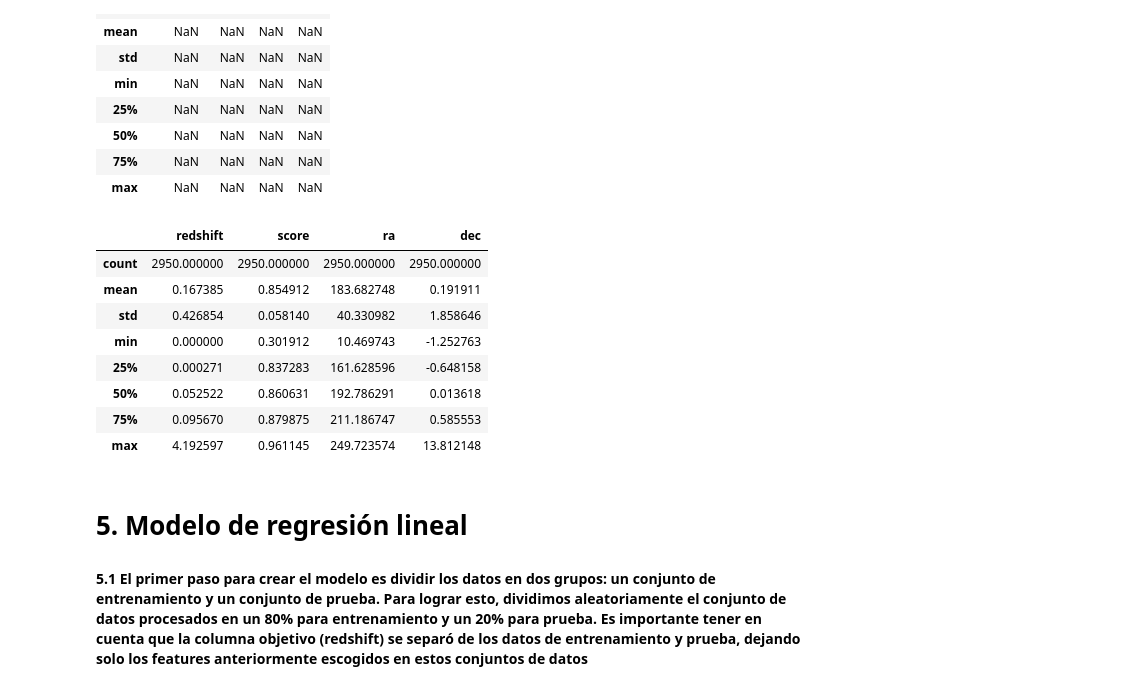
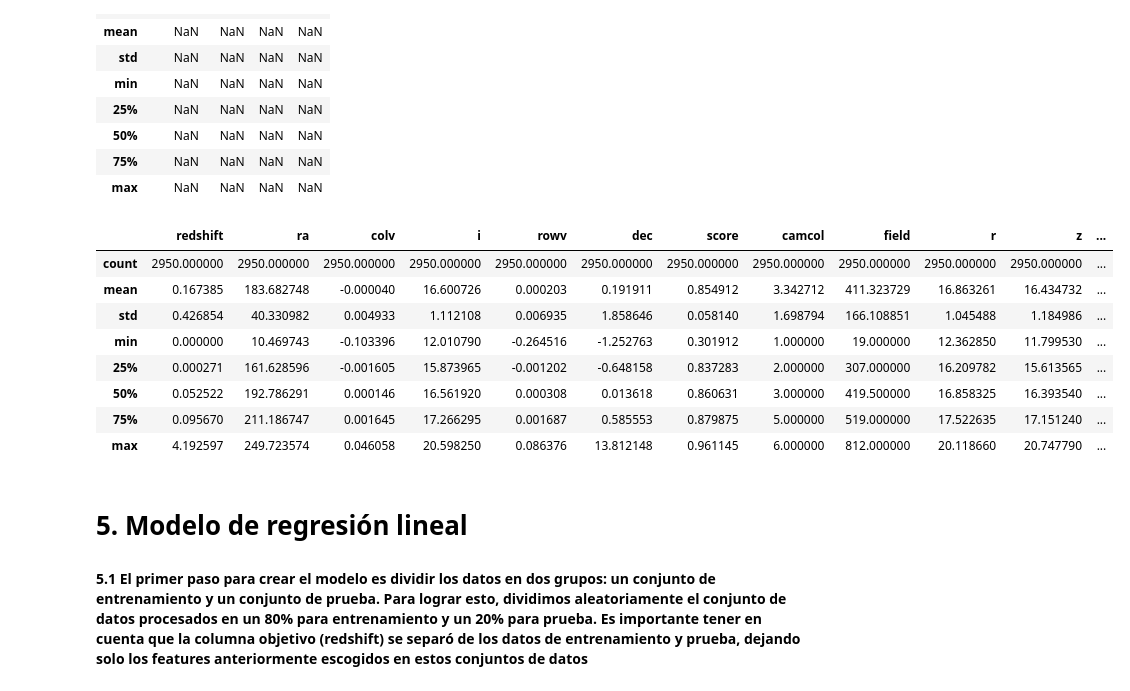
Before and after one commit to Paulina-A-V/Laboratorio, a Jupyter notebook: notebook lab 1.ipynb, the cells around one changed output. Saved outputs shown, nothing was run; the diff lists cells and outputs as text; code cells hidden in the pictures.

```diff
--- a/notebook lab 1.ipynb
+++ b/notebook lab 1.ipynb
@@ -317,18 +312,18 @@ a.describe()
 # %%
 #ver variables relevantes cuando es confiable
 data_filtrado = data[data["clean"] == 1]
-a= data_filtrado[["redshift","score","ra","dec"]]
+a= data_filtrado[["redshift", "ra","colv","i","rowv","dec","score","camcol","field","r","z","g","run","u",'mjd']]
 a.describe()
 # %% [output]
-|  | redshift | score | ra | dec |
-| count | 2950.000000 | 2950.000000 | 2950.000000 | 2950.000000 |
-| mean | 0.167385 | 0.854912 | 183.682748 | 0.191911 |
-| std | 0.426854 | 0.058140 | 40.330982 | 1.858646 |
-| min | 0.000000 | 0.301912 | 10.469743 | -1.252763 |
-| 25% | 0.000271 | 0.837283 | 161.628596 | -0.648158 |
-| 50% | 0.052522 | 0.860631 | 192.786291 | 0.013618 |
-| 75% | 0.095670 | 0.879875 | 211.186747 | 0.585553 |
-| max | 4.192597 | 0.961145 | 249.723574 | 13.812148 |
+|  | redshift | ra | colv | i | rowv | dec | score | camcol | field | r | z | ... |
+| count | 2950.000000 | 2950.000000 | 2950.000000 | 2950.000000 | 2950.000000 | 2950.000000 | 2950.000000 | 2950.000000 | 2950.000000 | 2950.000000 | 2950.000000 | ... |
+| mean | 0.167385 | 183.682748 | -0.000040 | 16.600726 | 0.000203 | 0.191911 | 0.854912 | 3.342712 | 411.323729 | 16.863261 | 16.434732 | ... |
+| std | 0.426854 | 40.330982 | 0.004933 | 1.112108 | 0.006935 | 1.858646 | 0.058140 | 1.698794 | 166.108851 | 1.045488 | 1.184986 | ... |
+| min | 0.000000 | 10.469743 | -0.103396 | 12.010790 | -0.264516 | -1.252763 | 0.301912 | 1.000000 | 19.000000 | 12.362850 | 11.799530 | ... |
+| 25% | 0.000271 | 161.628596 | -0.001605 | 15.873965 | -0.001202 | -0.648158 | 0.837283 | 2.000000 | 307.000000 | 16.209782 | 15.613565 | ... |
+| 50% | 0.052522 | 192.786291 | 0.000146 | 16.561920 | 0.000308 | 0.013618 | 0.860631 | 3.000000 | 419.500000 | 16.858325 | 16.393540 | ... |
+| 75% | 0.095670 | 211.186747 | 0.001645 | 17.266295 | 0.001687 | 0.585553 | 0.879875 | 5.000000 | 519.000000 | 17.522635 | 17.151240 | ... |
+| max | 4.192597 | 249.723574 | 0.046058 | 20.598250 | 0.086376 | 13.812148 | 0.961145 | 6.000000 | 812.000000 | 20.118660 | 20.747790 | ... |
 # %% [markdown]
 # 5. Modelo de regresión lineal
 
```
Also changed, not shown: parts of 6 cells of this notebook.
